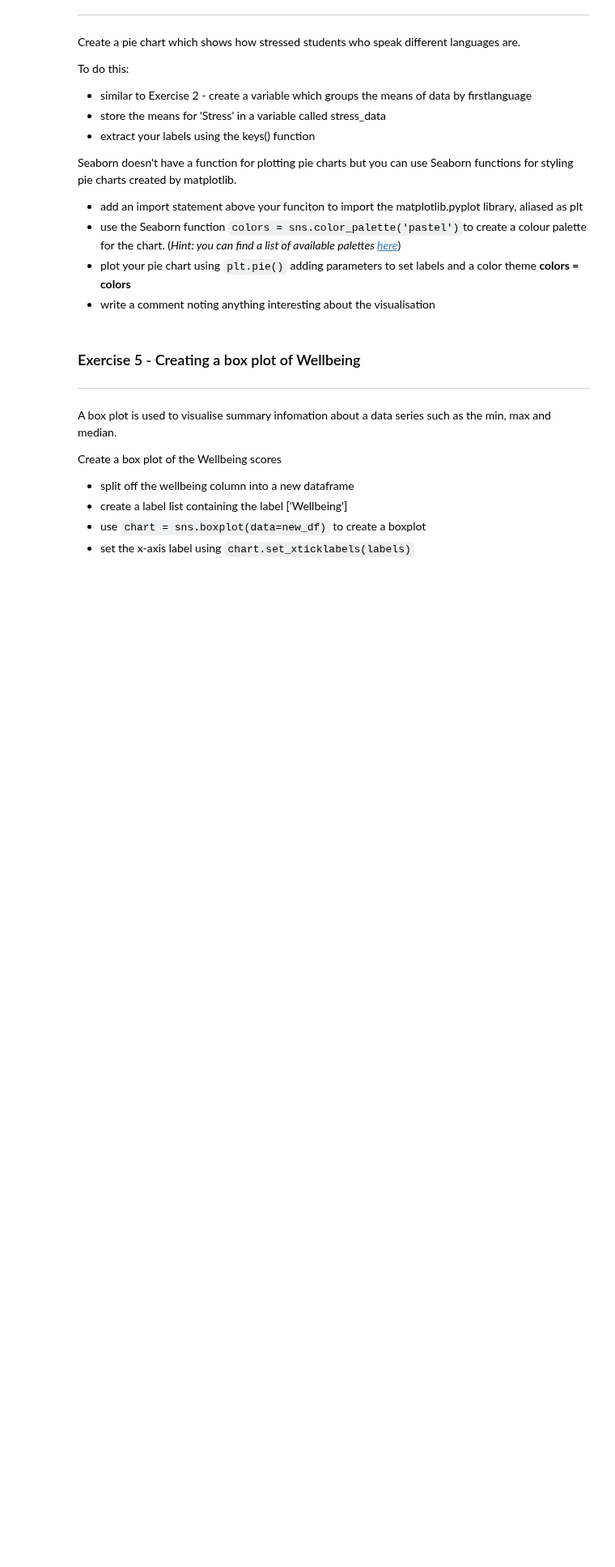
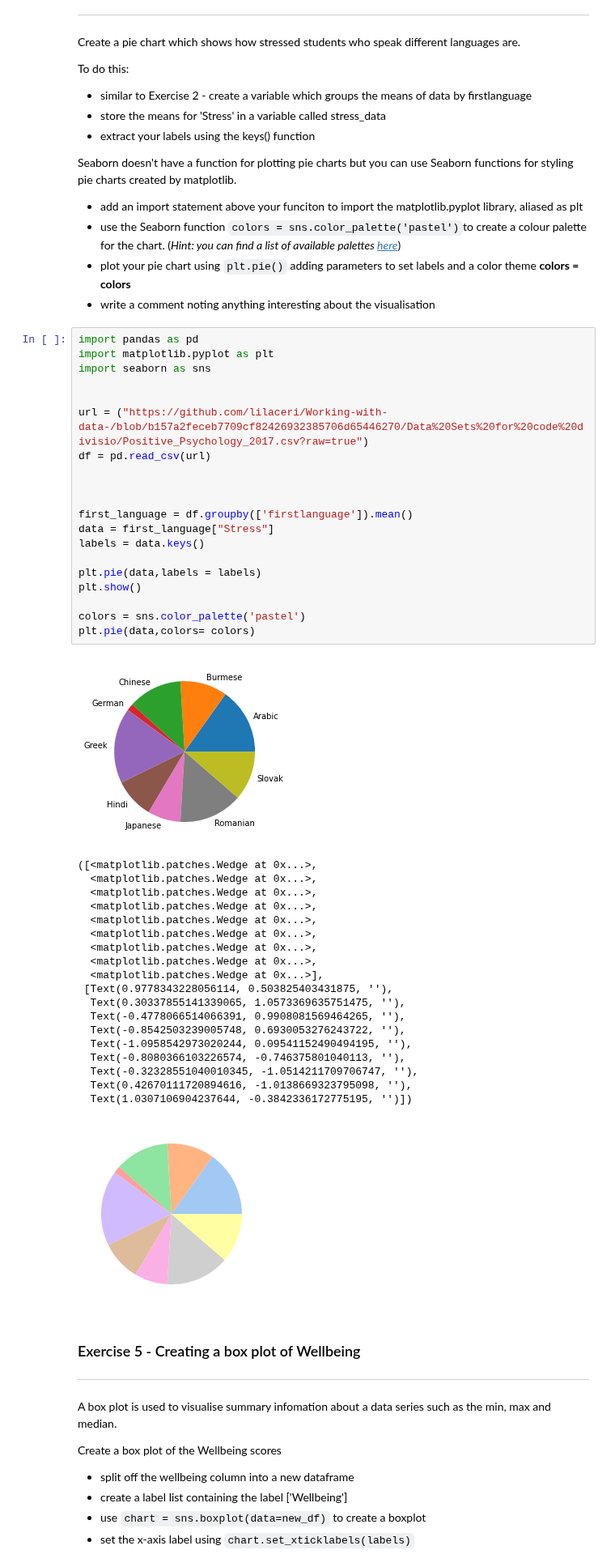
Before and after one commit to RautenM/PythonFundamentals, a Jupyter notebook: Worksheets/7_2_Visualisation_with_Seaborn.ipynb, the cells around one changed output. Shown at 81% size. Drawn from its saved outputs; the diff is of its cells as text; blank space fills up the shorter version.

```diff
--- a/Worksheets/7_2_Visualisation_with_Seaborn.ipynb
+++ b/Worksheets/7_2_Visualisation_with_Seaborn.ipynb
@@ -203,6 +203,47 @@ Seaborn doesn't have a function for plotting pie charts but you can use Seaborn
 * use the Seaborn function `colors = sns.color_palette('pastel')`to create a colour palette for the chart.  (_Hint: you can find a list of available palettes [here](https://seaborn.pydata.org/tutorial/color_palettes.html)_)
 * plot your pie chart using `plt.pie()` adding parameters to set labels and a color theme **colors = colors**
 * write a comment noting anything interesting about the visualisation
+# %%
+import pandas as pd
+import matplotlib.pyplot as plt
+import seaborn as sns
+
+
+url = ("https://github.com/lilaceri/Working-with-data-/blob/b157a2feceb7709cf82426932385706d65446270/Data%20Sets%20for%20code%20divisio/Positive_Psychology_2017.csv?raw=true")
+df = pd.read_csv(url)
+
+
+
+first_language = df.groupby(['firstlanguage']).mean()
+data = first_language["Stress"]
+labels = data.keys()
+
+plt.pie(data,labels = labels)
+plt.show()
+
+colors = sns.color_palette('pastel')
+plt.pie(data,colors= colors)
+# %% [output]
+[figure, added]
+([<matplotlib.patches.Wedge at 0x...>,
+  <matplotlib.patches.Wedge at 0x...>,
+  <matplotlib.patches.Wedge at 0x...>,
+  <matplotlib.patches.Wedge at 0x...>,
+  <matplotlib.patches.Wedge at 0x...>,
+  <matplotlib.patches.Wedge at 0x...>,
+  <matplotlib.patches.Wedge at 0x...>,
+  <matplotlib.patches.Wedge at 0x...>,
+  <matplotlib.patches.Wedge at 0x...>],
+ [Text(0.9778343228056114, 0.503825403431875, ''),
+  Text(0.30337855141339065, 1.0573369635751475, ''),
+  Text(-0.4778066514066391, 0.9908081569464265, ''),
+  Text(-0.8542503239005748, 0.6930053276243722, ''),
+  Text(-1.0958542973020244, 0.09541152490494195, ''),
+  Text(-0.8080366103226574, -0.746375801040113, ''),
+  Text(-0.32328551040010345, -1.0514211709706747, ''),
+  Text(0.42670111720894616, -1.0138669323795098, ''),
+  Text(1.0307106904237644, -0.3842336172775195, '')])
+[figure, added]
 # %% [markdown]
 ### Exercise 5 - Creating a box plot of Wellbeing
 ---
```
